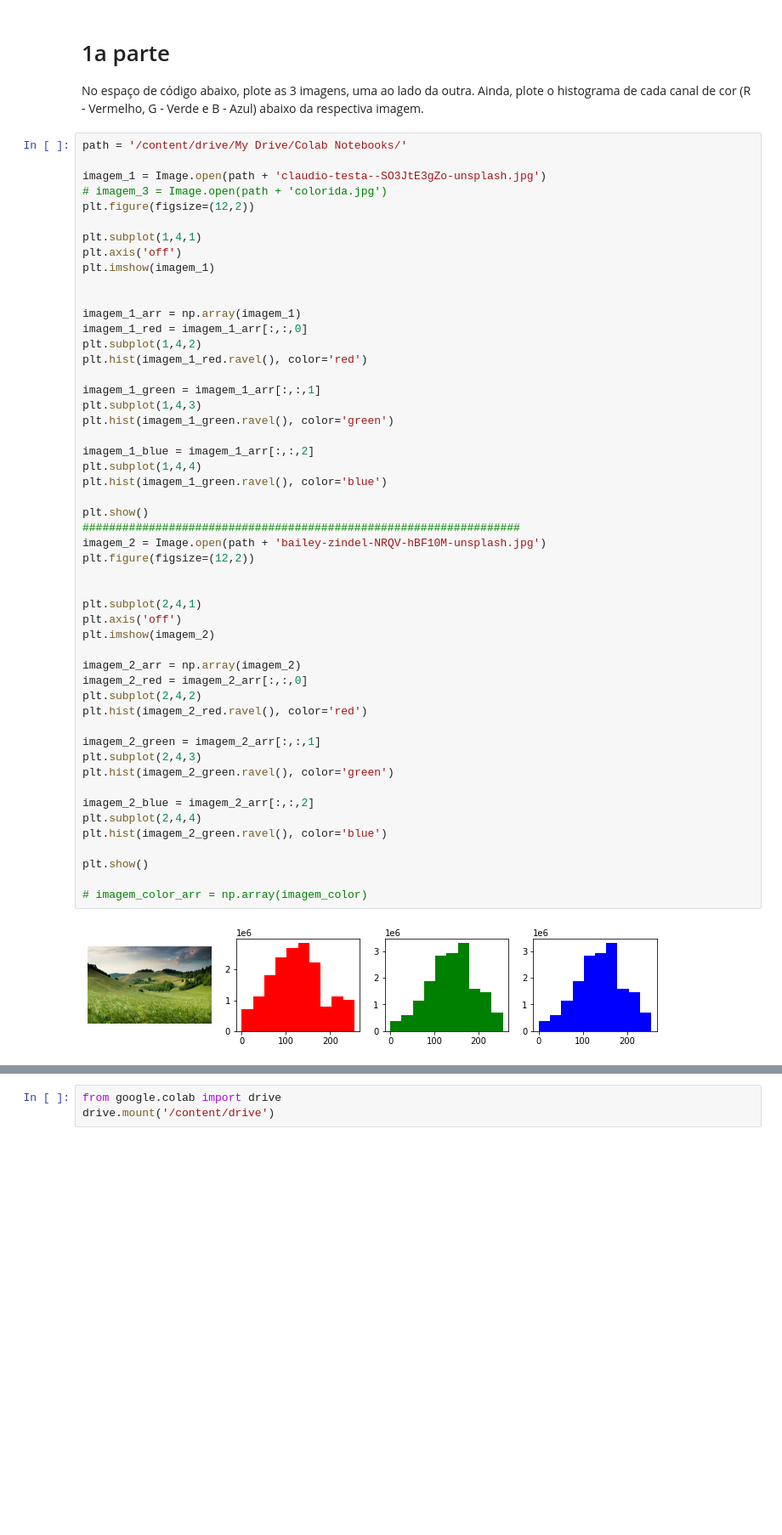
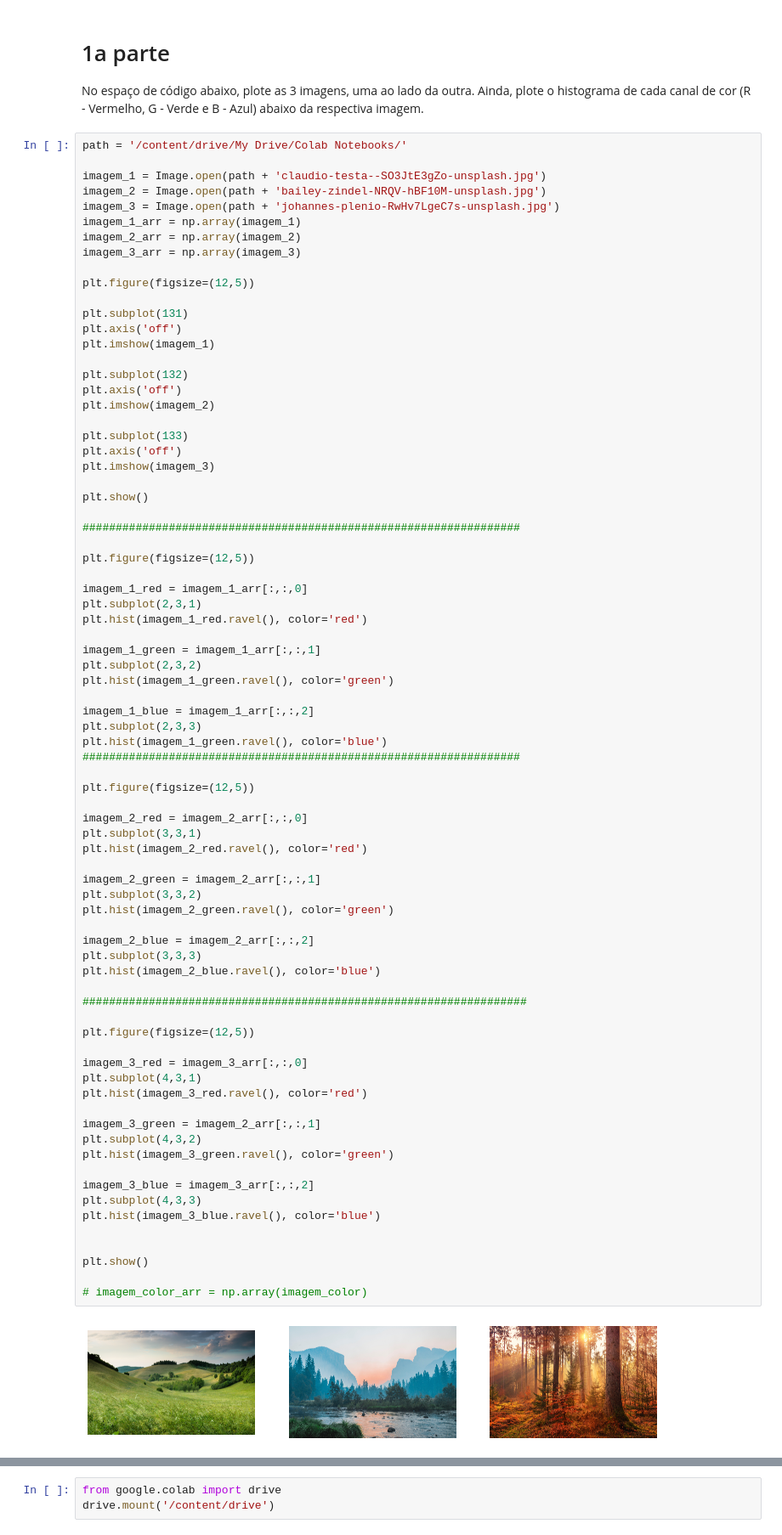
Before and after one commit to matheusfcorreia/labs, a Jupyter notebook: Copy_of_code_02.ipynb, the cells around one changed output, grey strips where cells are left out. Shown: that part at 85% size. Saved outputs shown, nothing was run; the diff lists cells and outputs as text; blank space fills up the shorter version.

```diff
--- a/Copy_of_code_02.ipynb
+++ b/Copy_of_code_02.ipynb
@@ -28,52 +28,78 @@ No espaço de código abaixo, plote as 3 imagens, uma ao lado da outra. Ainda, p
 path = '/content/drive/My Drive/Colab Notebooks/'
 
 imagem_1 = Image.open(path + 'claudio-testa--SO3JtE3gZo-unsplash.jpg')
-# imagem_3 = Image.open(path + 'colorida.jpg')
-plt.figure(figsize=(12,2))
+imagem_2 = Image.open(path + 'bailey-zindel-NRQV-hBF10M-unsplash.jpg')
+imagem_3 = Image.open(path + 'johannes-plenio-RwHv7LgeC7s-unsplash.jpg')
+imagem_1_arr = np.array(imagem_1)
+imagem_2_arr = np.array(imagem_2)
+imagem_3_arr = np.array(imagem_3)
 
-plt.subplot(1,4,1)
+plt.figure(figsize=(12,5))
+
+plt.subplot(131)
 plt.axis('off')
 plt.imshow(imagem_1)
 
+plt.subplot(132)
+plt.axis('off')
+plt.imshow(imagem_2)
 
-imagem_1_arr = np.array(imagem_1)
+plt.subplot(133)
+plt.axis('off')
+plt.imshow(imagem_3)
+
+plt.show()
+
+##################################################################
+
+plt.figure(figsize=(12,5))
+
 imagem_1_red = imagem_1_arr[:,:,0]
-plt.subplot(1,4,2)
+plt.subplot(2,3,1)
 plt.hist(imagem_1_red.ravel(), color='red')
 
 imagem_1_green = imagem_1_arr[:,:,1]
-plt.subplot(1,4,3)
+plt.subplot(2,3,2)
 plt.hist(imagem_1_green.ravel(), color='green')
 
 imagem_1_blue = imagem_1_arr[:,:,2]
-plt.subplot(1,4,4)
+plt.subplot(2,3,3)
 plt.hist(imagem_1_green.ravel(), color='blue')
+##################################################################
 
-plt.show()
-##################################################################
-imagem_2 = Image.open(path + 'bailey-zindel-NRQV-hBF10M-unsplash.jpg')
-plt.figure(figsize=(12,2))
+plt.figure(figsize=(12,5))
 
-
-plt.subplot(2,4,1)
-plt.axis('off')
-plt.imshow(imagem_2)
-
-imagem_2_arr = np.array(imagem_2)
 imagem_2_red = imagem_2_arr[:,:,0]
-plt.subplot(2,4,2)
+plt.subplot(3,3,1)
 plt.hist(imagem_2_red.ravel(), color='red')
 
 imagem_2_green = imagem_2_arr[:,:,1]
-plt.subplot(2,4,3)
+plt.subplot(3,3,2)
 plt.hist(imagem_2_green.ravel(), color='green')
 
 imagem_2_blue = imagem_2_arr[:,:,2]
-plt.subplot(2,4,4)
-plt.hist(imagem_2_green.ravel(), color='blue')
+plt.subplot(3,3,3)
+plt.hist(imagem_2_blue.ravel(), color='blue')
+
+###################################################################
+
+plt.figure(figsize=(12,5))
+
+imagem_3_red = imagem_3_arr[:,:,0]
+plt.subplot(4,3,1)
+plt.hist(imagem_3_red.ravel(), color='red')
+
+imagem_3_green = imagem_2_arr[:,:,1]
+plt.subplot(4,3,2)
+plt.hist(imagem_3_green.ravel(), color='green')
+
+imagem_3_blue = imagem_3_arr[:,:,2]
+plt.subplot(4,3,3)
+plt.hist(imagem_3_blue.ravel(), color='blue')
+
 
 plt.show()
 
 # imagem_color_arr = np.array(imagem_color)
 # %% [output]
-[figure, old version]
+[figure, new version]
```
Also changed, not shown: parts of 1 cell of this notebook.
